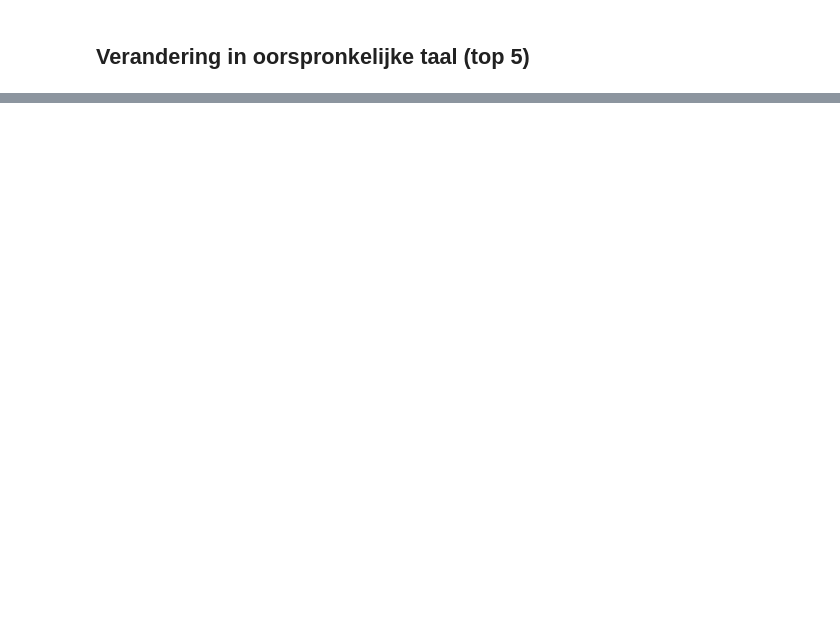
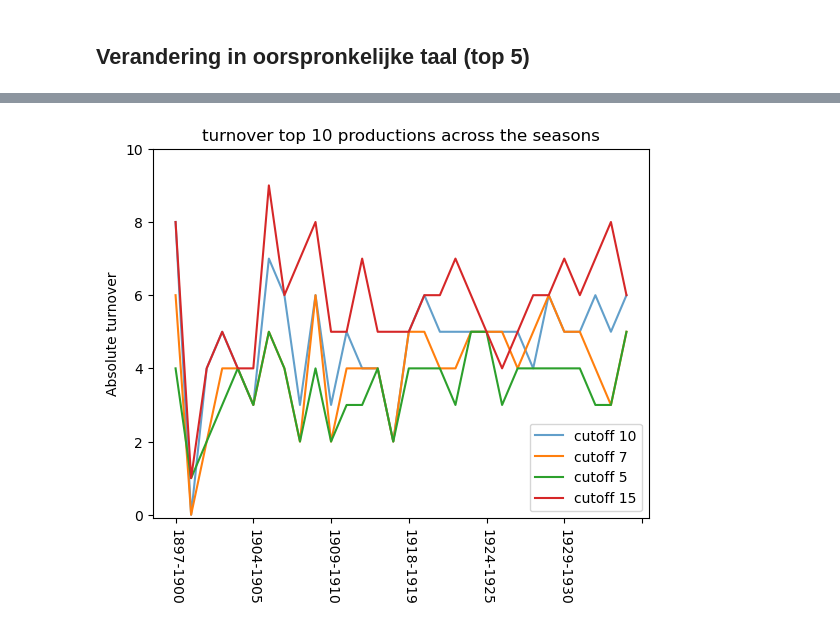
Before and after one commit to MonaDT/OPERA, a Jupyter notebook: notebooks/Turnover.ipynb, the cells around one changed output, grey strips where cells are left out. Saved outputs shown, nothing was run; the diff lists cells and outputs as text; code cells hidden in the pictures; blank space fills up the shorter version.

```diff
--- a/notebooks/Turnover.ipynb
+++ b/notebooks/Turnover.ipynb
@@ -111,0 +140,35 @@ ax.set_ylabel("Absolute turnover");
+# %%
+df = df.set_index('Collectie')
+# %%
+def df2ranking(df, rank_col='Collectie', cutoff=10):
+    """Transform a data frame into a popularity index."""
+    df = df.sort_values(by=rank_col, ascending=False)
+    df = df.reset_index()
+    return df['Oorspronkelijke titel'][:cutoff]
+
+directie_10 = get_ranks(df, 10)
+directie_5 =  get_ranks(df, 5)
+directie_7 = get_ranks(df, 7)
+directie_15 = get_ranks(df, 15)
+
+
+directie_10 = turnover(directie_10)
+directie_5 = turnover(directie_5)
+directie_7 = turnover(directie_7)
+directie_15 = turnover(directie_15)
+
+
+ax = directie_10.plot(
+    style='-', ylim=(-0.1, 10), alpha=0.7,
+    title='turnover top 10 productions across the seasons'
+)
+
+directie_7.plot()
+directie_5.plot()
+directie_15.plot()
+
+plt.legend(['cutoff 10','cutoff 7','cutoff 5', 'cutoff 15'])
+plt.xticks(rotation=270)
+ax.set_ylabel("Absolute turnover");
+# %% [output]
+[figure, added]
```
Also changed, not shown: parts of 12 cells of this notebook, 2 other files.
